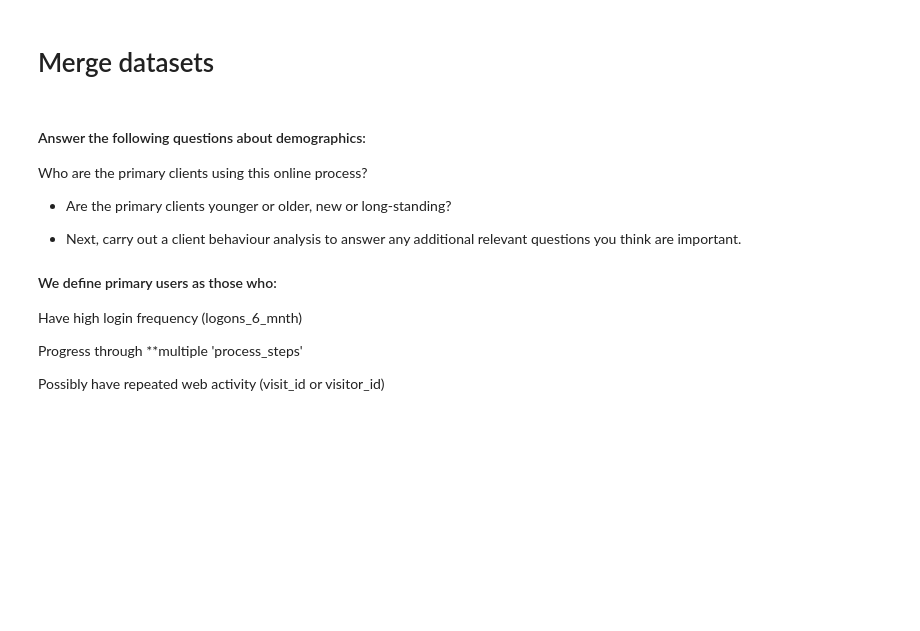
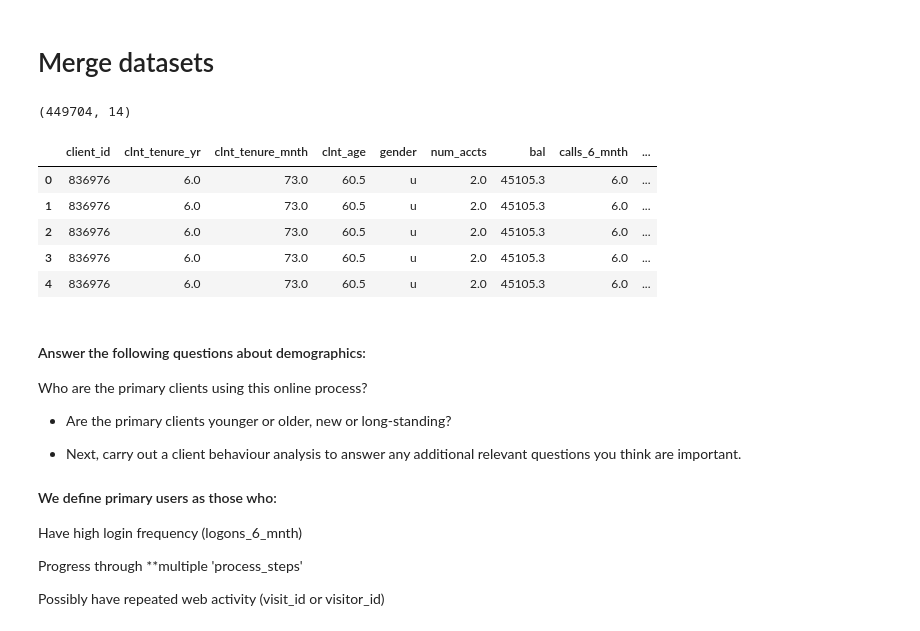
Before and after one commit to esradem/vanguard-ab-test-, a Jupyter notebook: notebooks/Project_Week5_cleaning.ipynb, the cells around one changed output. Drawn from its saved outputs; the diff is of its cells as text; code cells hidden in the pictures; blank space fills up the shorter version.

```diff
--- a/notebooks/Project_Week5_cleaning.ipynb
+++ b/notebooks/Project_Week5_cleaning.ipynb
@@ -60,10 +128,18 @@ df_client['Variation']= df_client['Variation'].fillna('Unknown')
 # %%
 # Merge all three
 df_final = merge_datasets(df_demo, df_client, df_web)
 
 # Quick check
 print(df_final.shape)
-df_final.head(16)
+df_final.head()
+# %% [output]
+(449704, 14)
+|  | client_id | clnt_tenure_yr | clnt_tenure_mnth | clnt_age | gender | num_accts | bal | calls_6_mnth | ... |
+| 0 | 836976 | 6.0 | 73.0 | 60.5 | u | 2.0 | 45105.3 | 6.0 | ... |
+| 1 | 836976 | 6.0 | 73.0 | 60.5 | u | 2.0 | 45105.3 | 6.0 | ... |
+| 2 | 836976 | 6.0 | 73.0 | 60.5 | u | 2.0 | 45105.3 | 6.0 | ... |
+| 3 | 836976 | 6.0 | 73.0 | 60.5 | u | 2.0 | 45105.3 | 6.0 | ... |
+| 4 | 836976 | 6.0 | 73.0 | 60.5 | u | 2.0 | 45105.3 | 6.0 | ... |
 # %% [markdown]
 #### Answer the following questions about demographics:
 
```
Also changed, not shown: parts of 29 cells of this notebook, 4 other files.
